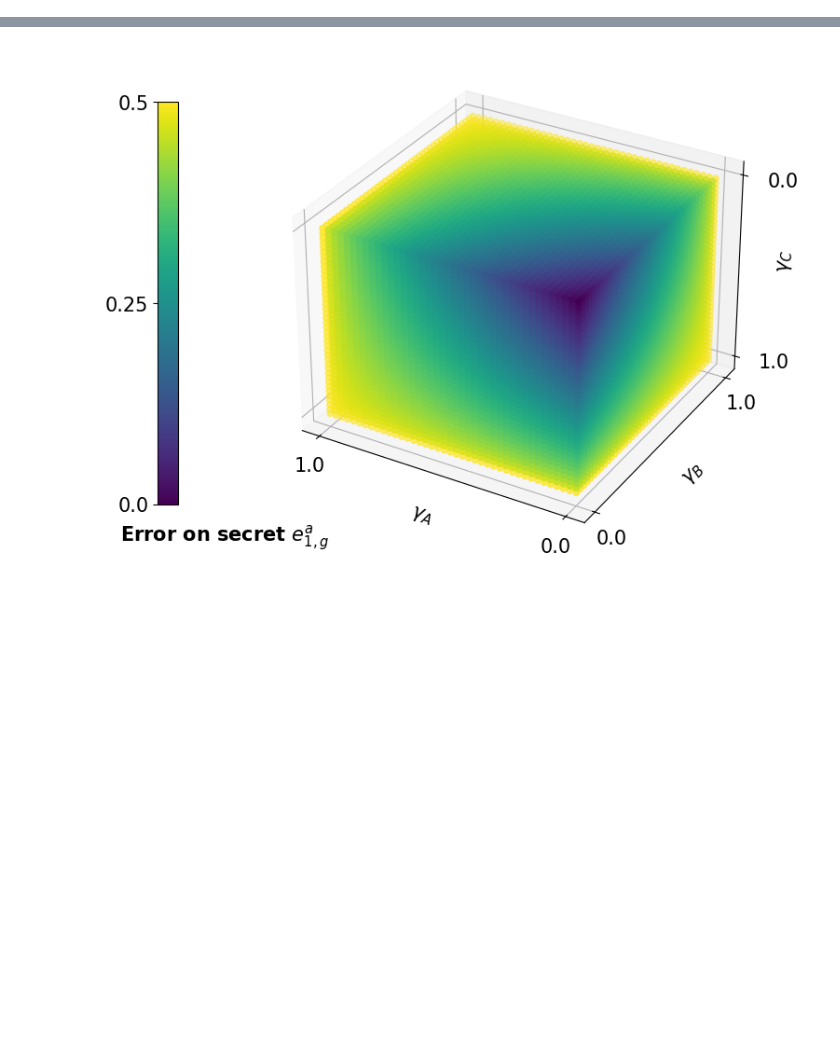
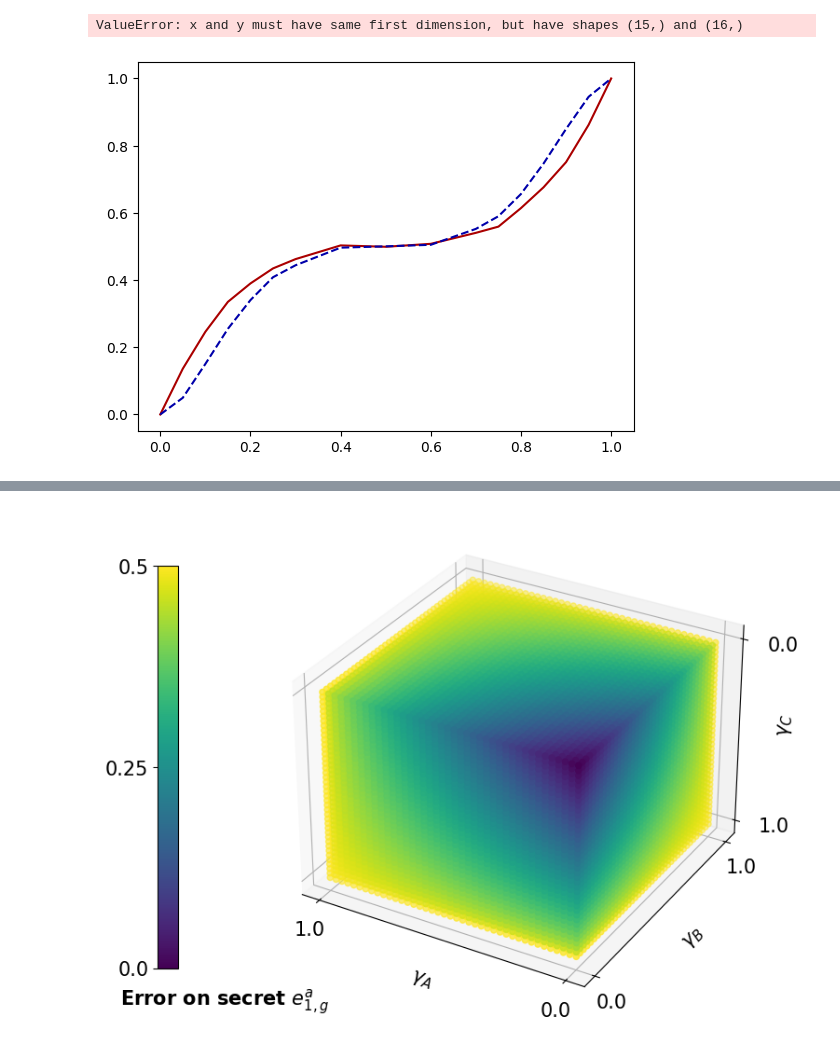
Before and after one commit to sp-k/NoisyQSS, a Jupyter notebook: Untitled.ipynb, the cells around one changed output, grey strips where cells are left out. Saved outputs shown, nothing was run; the diff lists cells and outputs as text; code cells hidden in the pictures; blank space fills up the shorter version.

```diff
--- a/Untitled.ipynb
+++ b/Untitled.ipynb
@@ -174,13 +174,10 @@ Running for 6-party QSSCM...
-# %%
-err_list = {3: [0.0, 0.0587, 0.1069, 0.157, 0.2034, 0.2354, 0.3896, 0.4658, 0.4886, 0.496, 0.4969, 0.6075, 1.0], 4: [0.0, 0.075, 0.1368, 0.1994, 0.2534, 0.2925, 0.4363, 0.4896, 0.5018, 0.5023, 0.5143, 0.4357, 0.0], 5: [0.0, 0.0903, 0.1679, 0.2346, 0.2952, 0.3351, 0.4628, 0.5028, 0.5003, 0.4984, 0.5062, 0.5305, 1.0], 6: [0.0, 0.106, 0.1955, 0.2703, 0.3286, 0.3666, 0.4654, 0.4956, 0.4921, 0.4987, 0.5033, 0.4779, 0.0]}
-err_lQEC = {3: [0.0, 0.0091, 0.0324, 0.0703, 0.1061, 0.1434, 0.3375, 0.4524, 0.4978, 0.4997, 0.5044, 0.6576, 1.0], 4: [0.0, 0.0184, 0.0512, 0.1084, 0.1547, 0.2066, 0.4022, 0.4844, 0.5093, 0.5059, 0.5059, 0.4092, 0.0], 5: [0.0, 0.0238, 0.0787, 0.1324, 0.2075, 0.2644, 0.4412, 0.5058, 0.4987, 0.5043, 0.498, 0.5602, 1.0], 6: [0.0, 0.0334, 0.0962, 0.1737, 0.2529, 0.3109, 0.4595, 0.497, 0.4946, 0.494, 0.5007, 0.4633, 0.0]}
 # %%
 err = {}
 erq = {}
 for num_party in num_parties:
     err[num_party] = []
     erq[num_party] = []
-    for param in [0.0, 0.02, 0.04, 0.06, 0.08, 0.1, 0.2, 0.3, 0.4, 0.5, 0.6, 0.8, 1.0]:
+    for param in [0.0, 0.05, 0.1, 0.15, 0.2, 0.25, 0.3, 0.4, 0.5, 0.6, 0.7, 0.75, 0.8, 0.85, 0.9, 0.95, 1.0]:
         err[num_party].append(0.5*(1-(1-2*param)**num_party))
         erq[num_party].append(3*err[num_party][-1]**2*(1-err[num_party][-1])+err[num_party][-1]**3)
 
@@ -446,7 +352,7 @@ QEC5 = five_qubit_code()
 
 num_parties = [3, 4, 5, 6][:1]
 
-secret = list(randint(2, size = 1000))
+secret = list(randint(2, size = 10000))
 
 Hadamard = Operator([[1/sqrt(2), 1/sqrt(2)], [1/sqrt(2), -1/sqrt(2)]])
 
@@ -455,7 +361,7 @@ err_mQEC5 = {}
 for num_party in num_parties:
     print(f'Running for {num_party}-party QSSCM...')
     err_mQEC5[num_party] = [0.0]
-    for param in [0.05, 0.1, 0.15, 0.2, 0.3, 0.4, 0.5, 0.6, 0.8, 1.0]:
+    for param in [0.0, 0.05, 0.1, 0.15, 0.2, 0.3, 0.4, 0.5, 0.6, 0.7, 0.8, 0.85, 0.9, 0.95, 1.0]:
         print(f'\tRunning for param: {param}...', end = '\r')
         err = 0
         err_QEC = 0
@@ -591,2 +496,0 @@ Running for 3-party QSSCM...
-# %%
-err_mQEC5 = {3: [0.0, 0.251, 0.411, 0.444, 0.49, 0.497, 0.505, 0.511, 0.514, 0.518, 1.0]}
@@ -622,0 +1142,20 @@ def damp_err(param):
+# %%
+from matplotlib.pyplot import subplots, legend, show, savefig
+
+_, ax = subplots(1, 1)
+ax.plot([0.0, 0.05, 0.1, 0.15, 0.2, 0.25, 0.3, 0.4, 0.5, 0.6, 0.7, 0.75, 0.8, 0.85, 0.9, 0.95, 1.0], err_list[3], label = 'No encoding', color = '#a00')
+ax.plot([0.0, 0.05, 0.1, 0.15, 0.2, 0.25, 0.3, 0.4, 0.5, 0.6, 0.7, 0.75, 0.8, 0.85, 0.9, 0.95, 1.0], err_lQEC[3], label = 'Repetition Code', ls = '--', color = '#00a')
+ax.plot([0.0, 0.05, 0.1, 0.15, 0.2, 0.3, 0.4, 0.5, 0.6, 0.7, 0.8, 0.85, 0.9, 0.95, 1.0], err_mQEC5[3], label = '[[5,1,3]] QEC', ls = '-.', color = '#a0a')
+
+
+ax.set_xlabel(r'Channel error probability $p$')
+ax.set_ylabel(r'Error on secret')
+
+legend()
+
+savefig("QEC_flip.png", format="png", bbox_inches="tight")
+
+show()
+# %% [output]
+ValueError: x and y must have same first dimension, but have shapes (15,) and (16,)
+[figure, added]
```
Also changed, not shown: parts of 29 cells of this notebook, 7 other files.
